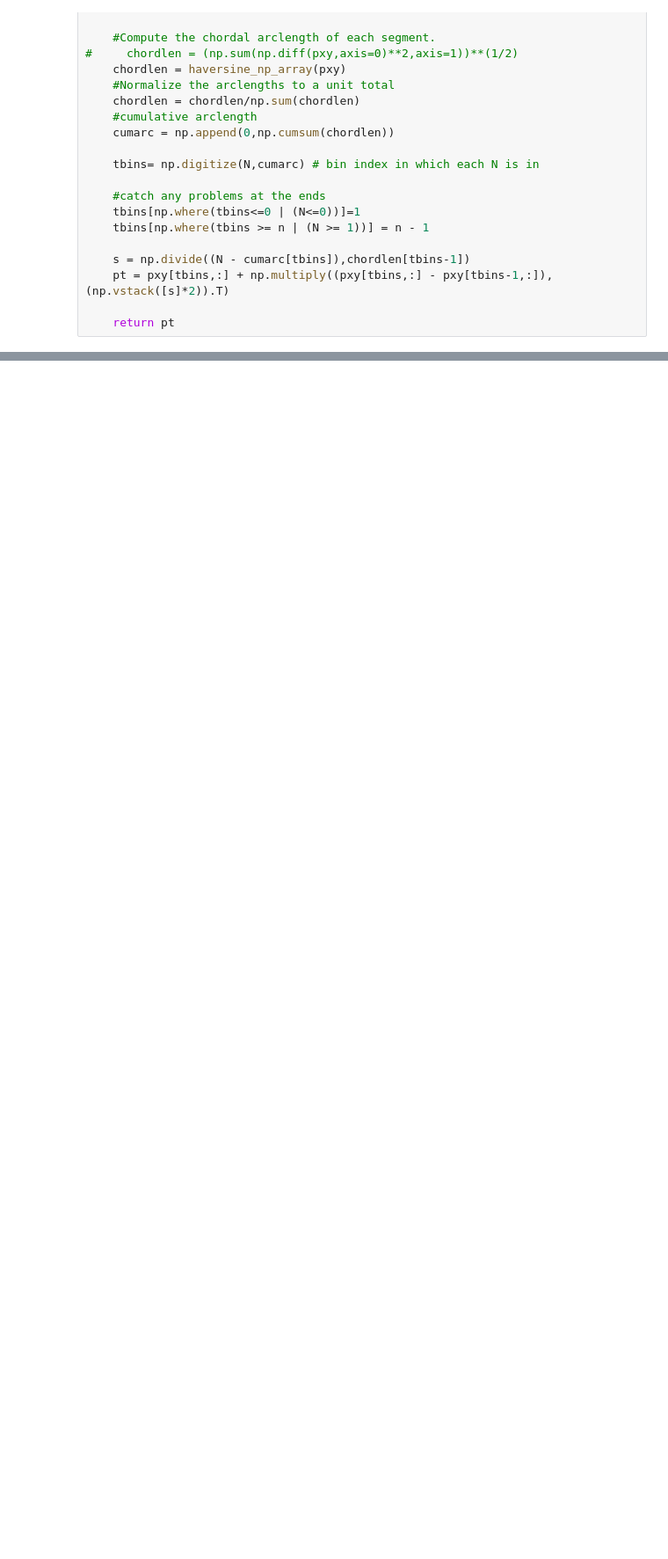
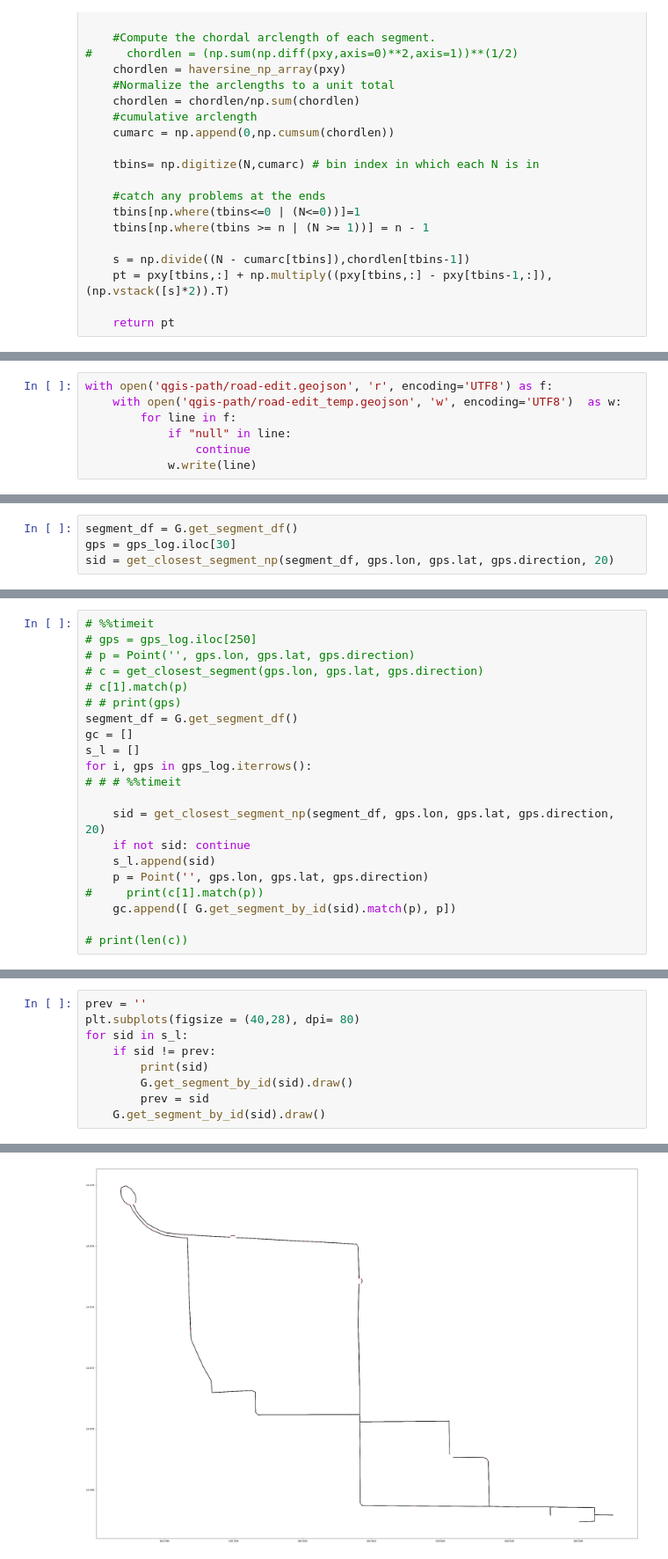
Before and after one commit to NannamAksorn/tuaround-estimator, a Jupyter notebook: gtfs_realtime.ipynb, the cells around one changed output, grey strips where cells are left out. Shown at 88% size. Drawn from its saved outputs; the diff is of its cells as text; blank space fills up the shorter version.

```diff
--- a/gtfs_realtime.ipynb
+++ b/gtfs_realtime.ipynb
@@ -164,0 +523,7 @@ ax.set_ylim(BBox[2],BBox[3])
+# %%
+with open('qgis-path/road-edit.geojson', 'r', encoding='UTF8') as f:
+    with open('qgis-path/road-edit_temp.geojson', 'w', encoding='UTF8')  as w:
+        for line in f:
+            if "null" in line:
+                continue
+            w.write(line)
@@ -164,0 +580,4 @@ ax.set_ylim(BBox[2],BBox[3])
+# %%
+segment_df = G.get_segment_df()
+gps = gps_log.iloc[30]
+sid = get_closest_segment_np(segment_df, gps.lon, gps.lat, gps.direction, 20)
@@ -164,0 +586,21 @@ ax.set_ylim(BBox[2],BBox[3])
+# %%
+# %%timeit
+# gps = gps_log.iloc[250]
+# p = Point('', gps.lon, gps.lat, gps.direction)
+# c = get_closest_segment(gps.lon, gps.lat, gps.direction)
+# c[1].match(p)
+# # print(gps)
+segment_df = G.get_segment_df()
+gc = []
+s_l = []
+for i, gps in gps_log.iterrows():
+# # # %%timeit
+
+    sid = get_closest_segment_np(segment_df, gps.lon, gps.lat, gps.direction, 20)
+    if not sid: continue
+    s_l.append(sid)
+    p = Point('', gps.lon, gps.lat, gps.direction)
+#     print(c[1].match(p))
+    gc.append([ G.get_segment_by_id(sid).match(p), p])
+
+# print(len(c))
@@ -164,0 +612,10 @@ ax.set_ylim(BBox[2],BBox[3])
+# %%
+prev = ''
+plt.subplots(figsize = (40,28), dpi= 80)
+for sid in s_l:
+    if sid != prev:
+        print(sid)
+        G.get_segment_by_id(sid).draw()
+        prev = sid
+    G.get_segment_by_id(sid).draw()
+# %% [output]
@@ -164,0 +639 @@ ax.set_ylim(BBox[2],BBox[3])
+[figure, added]
```
Also changed, not shown: parts of 40 cells of this notebook, 39 other files.
